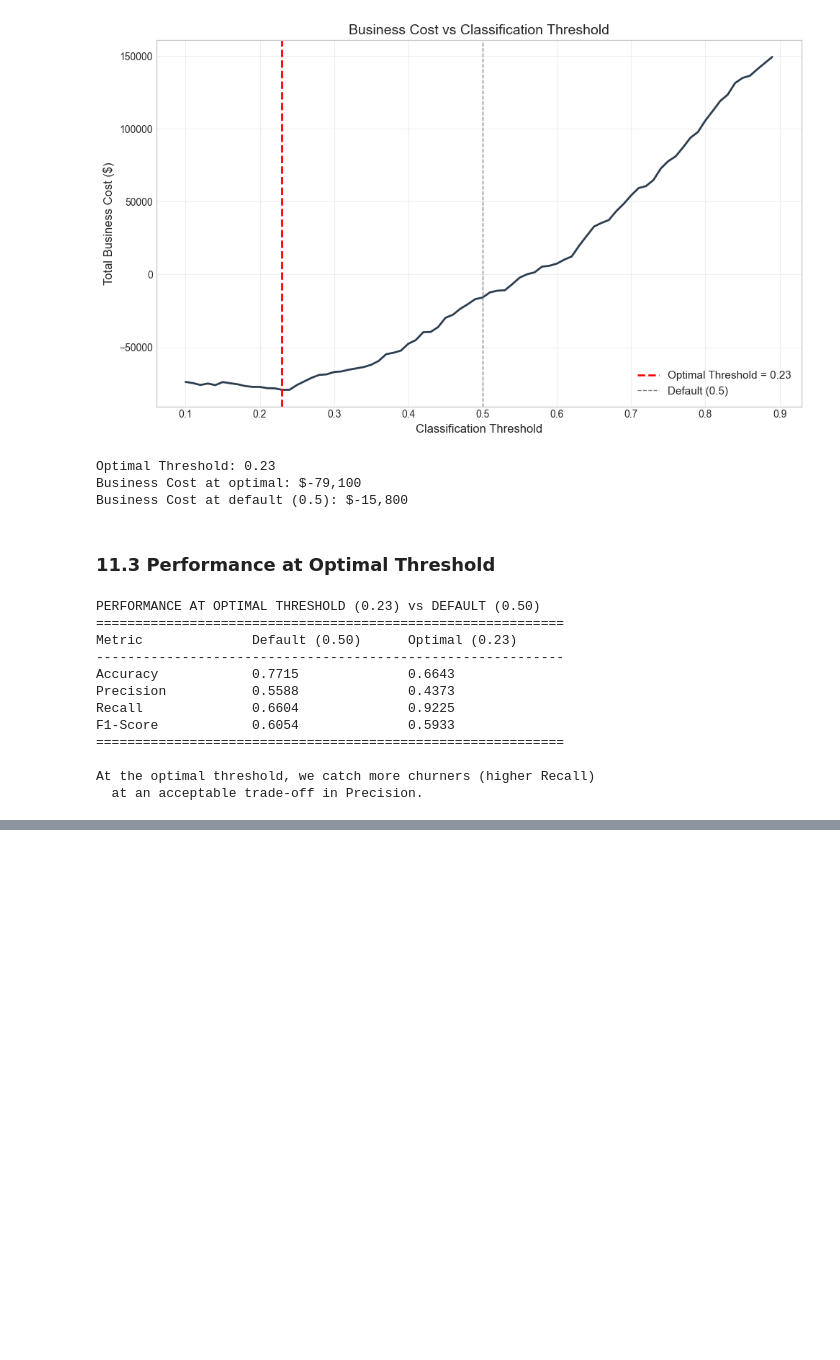
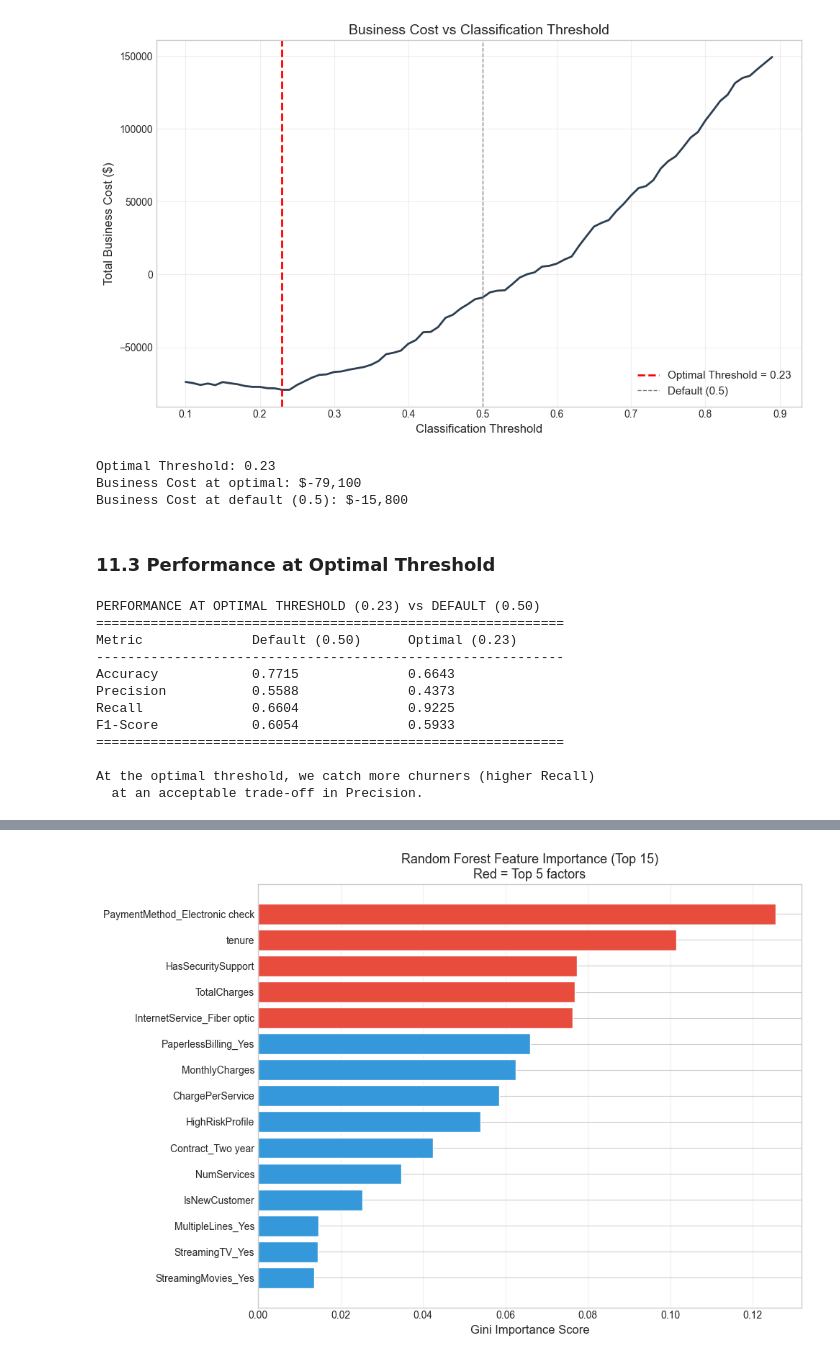
Before and after one commit to mariamTsintsadze/telecom-customer-churn-prediction, a Jupyter notebook: Telco_Customer_Churn_Analysis.ipynb, the cells around one changed output, grey strips where cells are left out. Cells and saved outputs as stored; diff of their text form; code cells hidden in the pictures; blank space fills up the shorter version.

```diff
--- a/Telco_Customer_Churn_Analysis.ipynb
+++ b/Telco_Customer_Churn_Analysis.ipynb
@@ -1857,0 +1925,14 @@ At the optimal threshold, we catch more churners (higher Recall)
+# %%
+# Top 5 churn factors
+shap_importance = pd.DataFrame({
+    'Feature':    X_test.columns,
+    'Importance': np.abs(shap_values_churn).mean(axis=0)
+}).sort_values('Importance', ascending=False)
+
+top5 = shap_importance.head(5)
+print("=" * 60)
+print("TOP 5 FACTORS DRIVING CUSTOMER CHURN (SHAP)")
+print("=" * 60)
+for i, row in enumerate(top5.itertuples(), 1):
+    print(f"  {i}. {row.Feature:35s} (SHAP: {row.Importance:.4f})")
+print("=" * 60)
@@ -1857,0 +1949,53 @@ At the optimal threshold, we catch more churners (higher Recall)
+# %%
+# ── 12.4 Random Forest Feature Importance (Gini) ─────────────────────────────
+# This is the THIRD validation method for churn factor identification.
+# RF Gini importance measures how much each feature reduces impurity
+# (uncertainty) across all splits in all trees.
+# Unlike SHAP, it gives global importance only — no directional information.
+# Together with SHAP (global + directional) and LIME (local), this forms
+# the "triple validation" claimed in the Conclusion.
+
+rf_importance = pd.DataFrame({
+    'Feature': X_train.columns,
+    'Importance': rf_model.feature_importances_
+}).sort_values('Importance', ascending=False).head(15)
+
+plt.figure(figsize=(10, 7))
+colors = ['#e74c3c' if i < 5 else '#3498db' for i in range(len(rf_importance))]
+plt.barh(rf_importance['Feature'][::-1],
+         rf_importance['Importance'][::-1],
+         color=colors[::-1], edgecolor='white')
+plt.xlabel('Gini Importance Score', fontsize=12)
+plt.title('Random Forest Feature Importance (Top 15)\nRed = Top 5 factors', fontsize=13)
+plt.grid(True, alpha=0.3, axis='x')
+plt.tight_layout()
+plt.savefig('rf_feature_importance.png', dpi=150, bbox_inches='tight')
+plt.show()
+
+# Print top 5 for easy comparison with SHAP results
+rf_top5 = rf_importance.head(5)
+print("=" * 60)
+print("RF GINI — TOP 5 CHURN FACTORS")
+print("=" * 60)
+for i, row in enumerate(rf_top5.itertuples(), 1):
+    print(f"  {i}. {row.Feature:35s} (Gini: {row.Importance:.4f})")
+print("=" * 60)
+
+# Cross-method agreement check
+shap_top5_features = shap_importance.head(5)['Feature'].tolist()
+rf_top5_features   = rf_top5['Feature'].tolist()
+overlap = set(shap_top5_features) & set(rf_top5_features)
+
+print(f"\nCross-validation agreement:")
+print(f"  SHAP Top 5:  {shap_top5_features}")
+print(f"  RF Top 5:    {rf_top5_features}")
+print(f"  Overlap:     {sorted(overlap)} ({len(overlap)}/5 features agree)")
+print(f"\n{len(overlap)}/5 features agree between SHAP and RF Gini.")
+print(f"  Shared factors — confirmed by both methods:")
+for f in sorted(overlap):
+    print(f"    • {f}")
+print(f"\n  This cross-method agreement validates that these are genuine churn")
+print(f"  drivers, not artifacts of a single explanation approach.")
+print(f"  LIME further validates findings at the individual customer level.")
+# %% [output]
+[figure, added]
```
Also changed, not shown: parts of 26 cells of this notebook.
